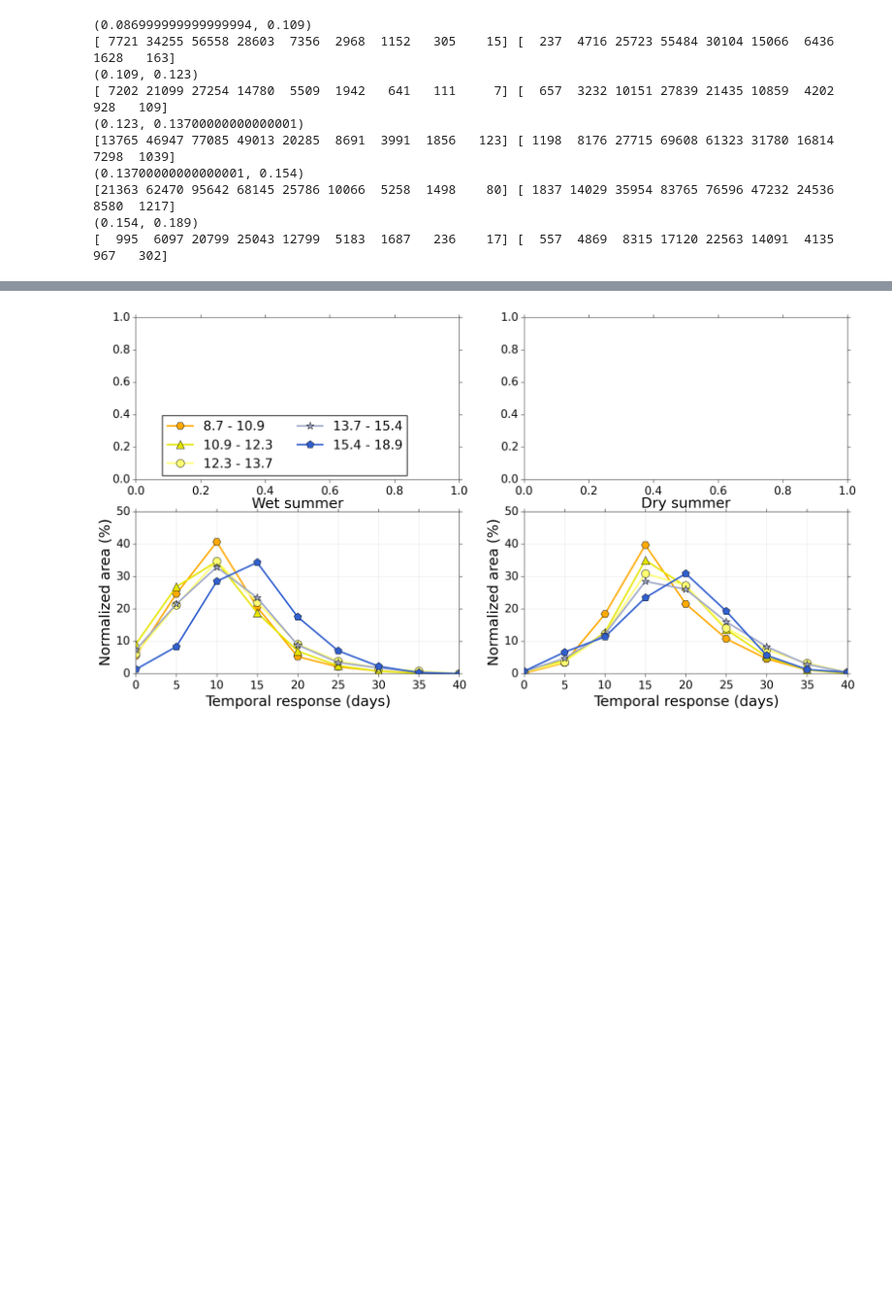
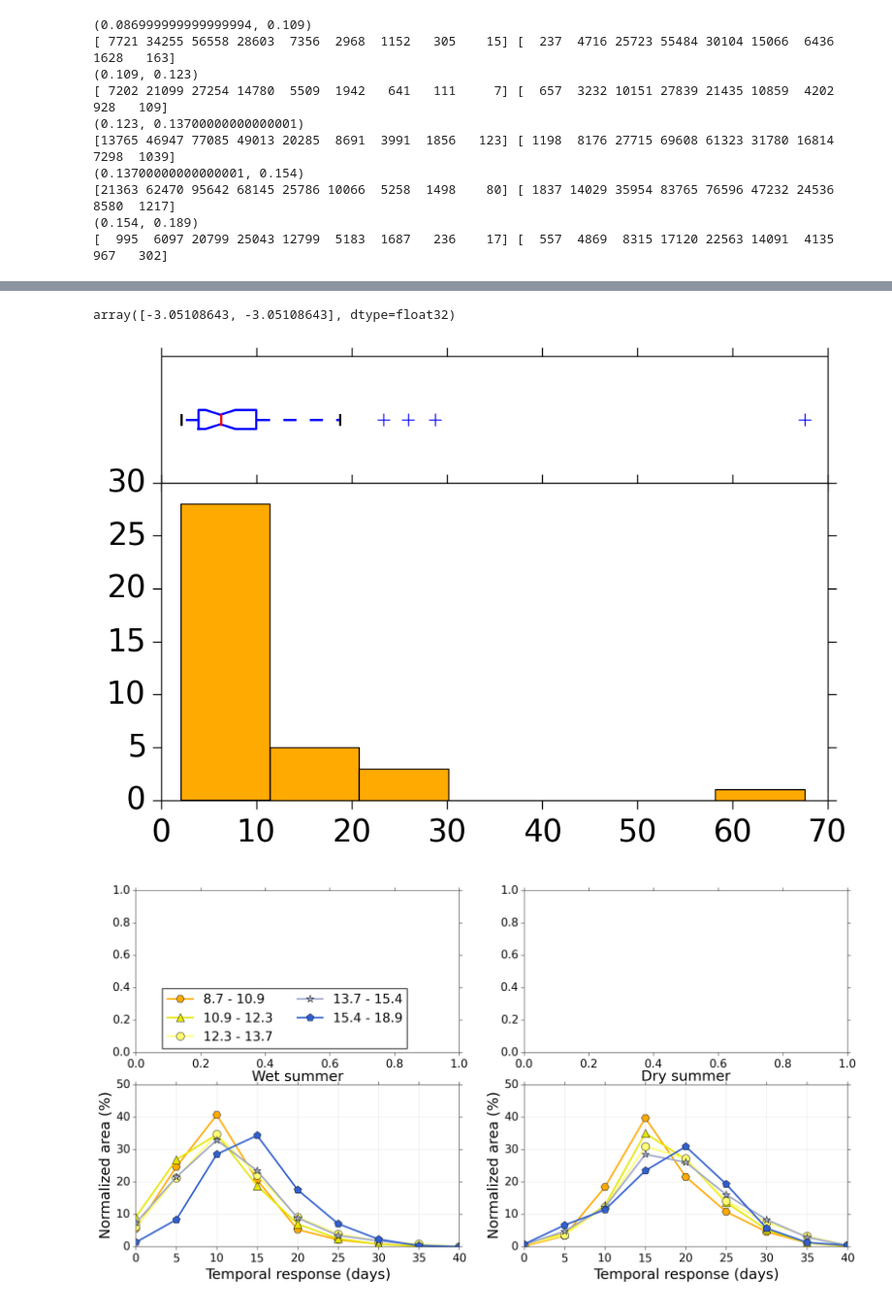
Before and after one commit to mattijn/pynotebook, a Jupyter notebook: ipynotebooks/Python2.7/2014-06-25 Plot Phase based on AWC-2.ipynb, the cells around one changed output, grey strips where cells are left out. Shown at 97% size. Cells and saved outputs as stored; diff of their text form; code cells hidden in the pictures; blank space fills up the shorter version.

```diff
--- a/ipynotebooks/Python2.7/2014-06-25 Plot Phase based on AWC-2.ipynb
+++ b/ipynotebooks/Python2.7/2014-06-25 Plot Phase based on AWC-2.ipynb
@@ -694,3 +772,35 @@ fig.savefig(r'I:\DELFT_products\decom\sm_awc_49_3//boxplot.png', dpi=400)
+# %%
+bp['caps'][1].get_ydata()
+# %% [output]
+array([-3.05108643, -3.05108643], dtype=float32)
+# %%
+import numpy as np
+import matplotlib.pyplot as plt
+
+# fake data
+x = np.random.lognormal(mean=2.25, sigma=0.75, size=37)
+
+# setup the figure and axes
+fig = plt.figure(figsize=(6,4))
+bpAx = fig.add_axes([0.2, 0.7, 0.7, 0.2])   # left, bottom, width, height:
+                                            # (adjust as necessary)
+histAx = fig.add_axes([0.2, 0.2, 0.7, 0.5]) # left specs should match and
+                                            # bottom + height on this line should
+                                            # equal bottom on bpAx line
+# plot stuff
+bp = bpAx.boxplot(x, notch=True, vert=False)
+h = histAx.hist(x, bins=7)
+
+# confirm that the axes line up
+xlims = np.array([bpAx.get_xlim(), histAx.get_xlim()])
+for ax in [bpAx, histAx]:
+    ax.set_xlim([xlims.min(), xlims.max()])
+
+bpAx.set_xticklabels([])  # clear out overlapping xlabels
+bpAx.set_yticks([])  # don't need that 1 tick mark
+plt.show()
+# %% [output]
+[figure, added]
 # %%
 df_org.to_csv(r'I:\DELFT_products\decom//csv_org_decom32.csv')
 # %%
```
Also changed, not shown: parts of 8 cells of this notebook, 8 other files.
